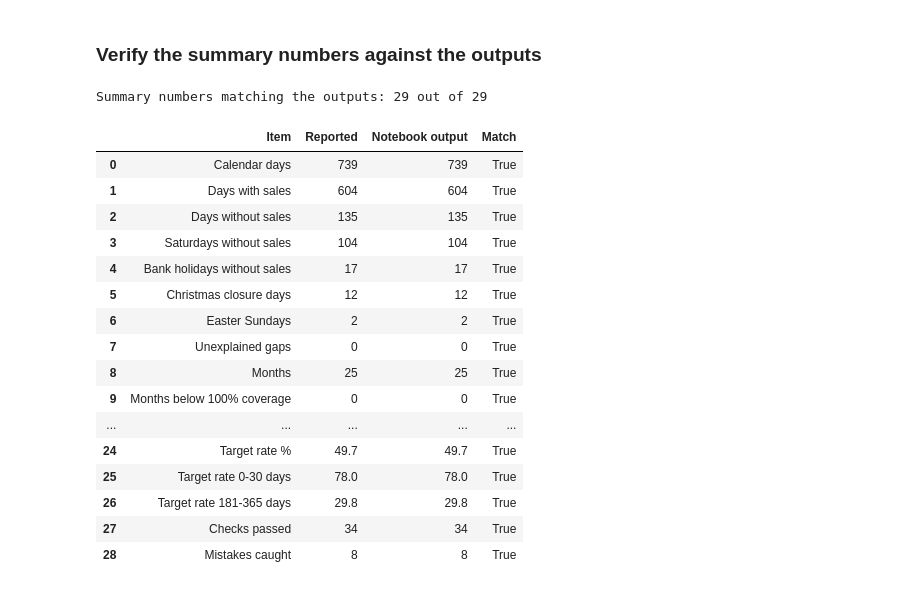
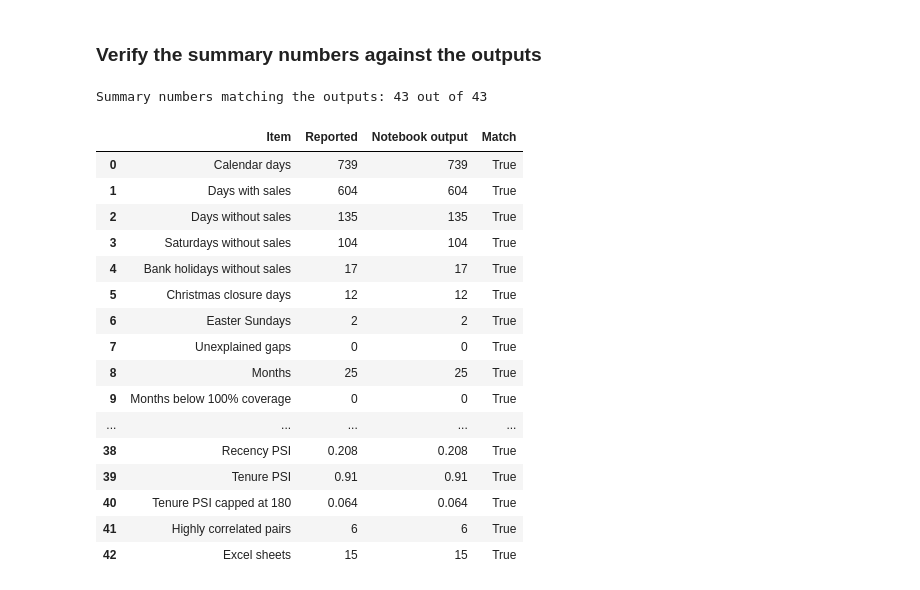
Before and after one commit to Pranavsangichetty/Axlero-Group3, a Jupyter notebook: Modelling_Base_Date_Coverage.ipynb, the cells around one changed output. Saved outputs shown, nothing was run; the diff lists cells and outputs as text; code cells hidden in the pictures.

```diff
--- a/Modelling_Base_Date_Coverage.ipynb
+++ b/Modelling_Base_Date_Coverage.ipynb
@@ -710,0 +951,16 @@ Every mistake was caught.
+# %%
+corr = base[feature_cols].corr(method='spearman')
+
+fig, ax = plt.subplots(figsize=(10, 8))
+im = ax.imshow(corr, cmap='RdBu_r', vmin=-1, vmax=1)
+ax.set_xticks(range(len(feature_cols)))
+ax.set_xticklabels(feature_cols, rotation=90)
+ax.set_yticks(range(len(feature_cols)))
+ax.set_yticklabels(feature_cols)
+for i in range(len(feature_cols)):
+    for j in range(len(feature_cols)):
+        ax.text(j, i, f'{corr.iloc[i, j]:.2f}', ha='center', va='center', fontsize=7)
+fig.colorbar(im)
+ax.set_title('Spearman correlation between features')
+plt.tight_layout()
+plt.show()
@@ -710,0 +969,10 @@ Every mistake was caught.
+# %%
+pairs = []
+for i in range(len(feature_cols)):
+    for j in range(i + 1, len(feature_cols)):
+        pairs.append({'feature_1': feature_cols[i], 'feature_2': feature_cols[j],
+                      'spearman_corr': round(corr.iloc[i, j], 3)})
+pairs = pd.DataFrame(pairs)
+high_corr = pairs[pairs['spearman_corr'].abs() >= 0.80].sort_values('spearman_corr', ascending=False).reset_index(drop=True)
+print('Feature pairs with |correlation| >= 0.80:', len(high_corr))
+high_corr
@@ -837,36 +1144,51 @@ summary_check = [
     ('Removed: no order in observation window', 901, waterfall['Customers removed'].iloc[2]),
     ('Removed: short history', 102, waterfall['Customers removed'].iloc[3]),
     ('Eligible customers', 4221, len(base)),
     ('Eligible %', 72.1, waterfall['% of all customers left'].iloc[-1]),
     ('Features', 12, len(feature_cols)),
     ('Target = 1', 2096, base['target_purchased_next_3m'].sum()),
     ('Target rate %', 49.7, round(base['target_purchased_next_3m'].mean() * 100, 1)),
     ('Target rate 0-30 days', 78.0, by_recency.loc['0-30 days', 'target rate %']),
     ('Target rate 181-365 days', 29.8, by_recency.loc['181-365 days', 'target rate %']),
     ('Checks passed', 34, sum(checks.values())),
     ('Mistakes caught', 8, int(tests['Caught'].sum())),
+    ('Snapshots', 4, len(snapshots)),
+    ('Development rows', 12255, int((all_snapshots['role'] == 'Development').sum())),
+    ('Out-of-time rows', 4221, int((all_snapshots['role'] == 'Out-of-time test').sum())),
+    ('Target rate Dec-2010', 33.8, snapshots['target_rate_%'].iloc[0]),
+    ('Target rate Mar-2011', 37.2, snapshots['target_rate_%'].iloc[1]),
+    ('Target rate Jun-2011', 36.7, snapshots['target_rate_%'].iloc[2]),
+    ('Target rate Sep-2011', 49.7, snapshots['target_rate_%'].iloc[3]),
+    ('Snapshot checks passed', 10, sum(snapshot_checks.values())),
+    ('Stable features', 10, int((stability['status'] == 'Stable').sum())),
+    ('Recency PSI', 0.208, stability.set_index('feature').loc['recency_days', 'psi']),
+    ('Tenure PSI', 0.91, stability.set_index('feature').loc['tenure_days', 'psi']),
+    ('Tenure PSI capped at 180', 0.064, tenure_options.loc[(tenure_options['development data'] == 'All 3 development snapshots')
+                                                          & (tenure_options['tenure cap (days)'] == 180), 'psi'].iloc[0]),
+    ('Highly correlated pairs', 6, len(high_corr)),
+    ('Excel sheets', 15, len(saved)),
 ]
 summary_check = pd.DataFrame(summary_check, columns=['Item', 'Reported', 'Notebook output'])
 summary_check['Match'] = summary_check['Reported'].astype(str) == summary_check['Notebook output'].astype(str)
 print('Summary numbers matching the outputs:', summary_check['Match'].sum(), 'out of', len(summary_check))
 assert summary_check['Match'].all(), 'Some summary numbers do not match the outputs'
 summary_check
 # %% [output]
-Summary numbers matching the outputs: 29 out of 29
+Summary numbers matching the outputs: 43 out of 43
 |  | Item | Reported | Notebook output | Match |
 | 0 | Calendar days | 739 | 739 | True |
 | 1 | Days with sales | 604 | 604 | True |
 | 2 | Days without sales | 135 | 135 | True |
 | 3 | Saturdays without sales | 104 | 104 | True |
 | 4 | Bank holidays without sales | 17 | 17 | True |
 | 5 | Christmas closure days | 12 | 12 | True |
 | 6 | Easter Sundays | 2 | 2 | True |
 | 7 | Unexplained gaps | 0 | 0 | True |
 | 8 | Months | 25 | 25 | True |
 | 9 | Months below 100% coverage | 0 | 0 | True |
 | ... | ... | ... | ... | ... |
-| 24 | Target rate % | 49.7 | 49.7 | True |
-| 25 | Target rate 0-30 days | 78.0 | 78.0 | True |
-| 26 | Target rate 181-365 days | 29.8 | 29.8 | True |
-| 27 | Checks passed | 34 | 34 | True |
-| 28 | Mistakes caught | 8 | 8 | True |
+| 38 | Recency PSI | 0.208 | 0.208 | True |
+| 39 | Tenure PSI | 0.91 | 0.91 | True |
+| 40 | Tenure PSI capped at 180 | 0.064 | 0.064 | True |
+| 41 | Highly correlated pairs | 6 | 6 | True |
+| 42 | Excel sheets | 15 | 15 | True |
```
Also changed, not shown: parts of 23 cells of this notebook.
